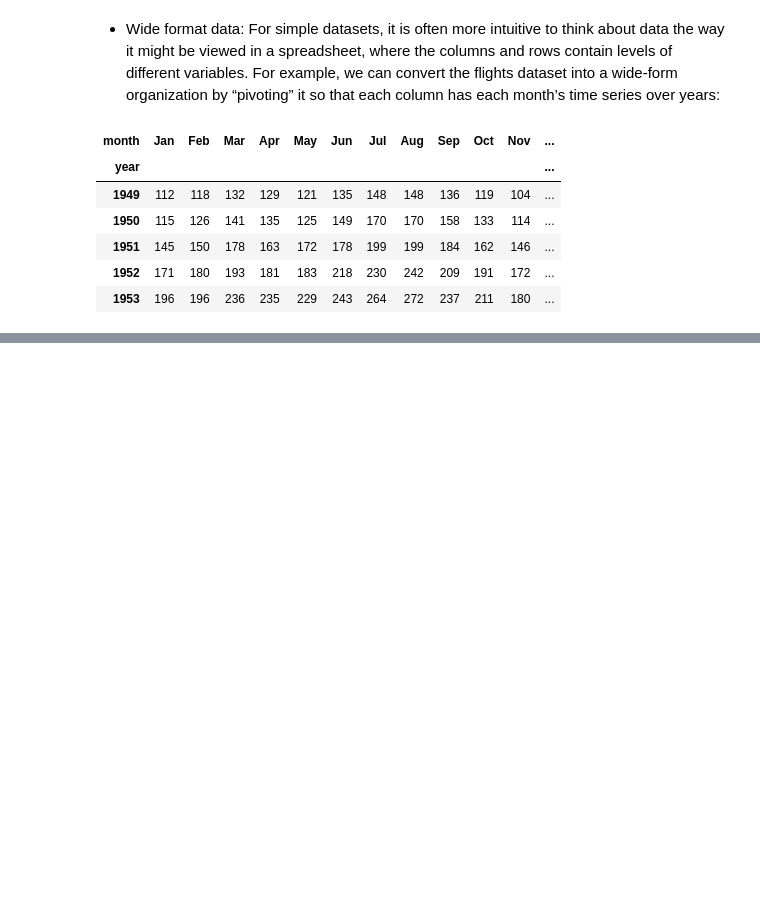
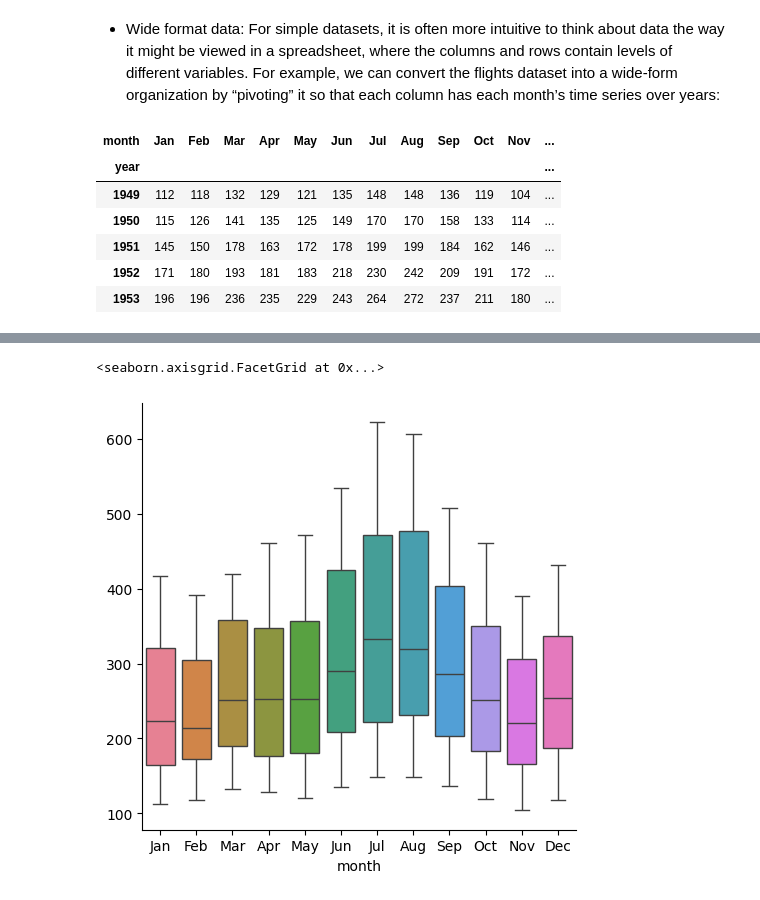
Before and after one commit to Jeremiah-Katumo/data-visualization, a Jupyter notebook: seaborn/2-sns-data-structures.ipynb, the cells around one changed output, grey strips where cells are left out. Drawn from its saved outputs; the diff is of its cells as text; code cells hidden in the pictures; blank space fills up the shorter version.

```diff
--- a/seaborn/2-sns-data-structures.ipynb
+++ b/seaborn/2-sns-data-structures.ipynb
@@ -40,0 +58,5 @@ flights_wide.head()
+# %%
+sns.catplot(data=flights_wide, kind="box")
+# %% [output]
+<seaborn.axisgrid.FacetGrid at 0x...>
+[figure, added]
```
Also changed, not shown: parts of 20 cells of this notebook.
